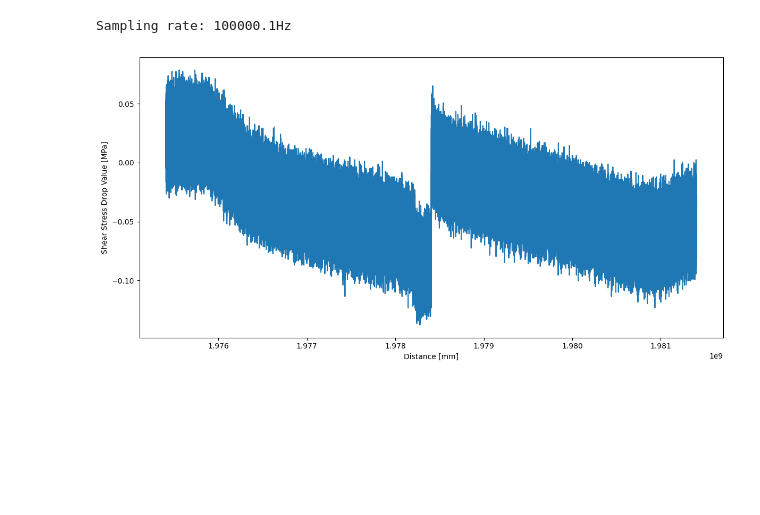
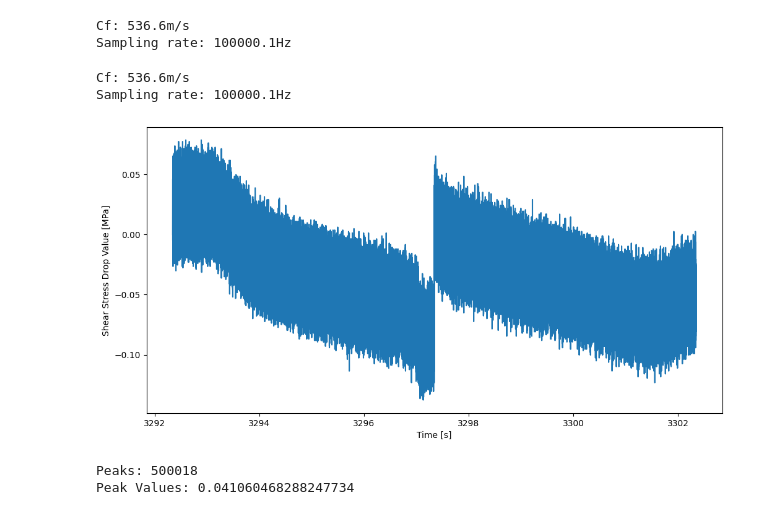
Before and after one commit to Gauss963/PSU-Dynamic-Strain, a Jupyter notebook: Code/p5972.ipynb, the cells around one changed output. Cells and saved outputs as stored; diff of their text form; code cells hidden in the pictures; blank space fills up the shorter version.

```diff
--- a/Code/p5972.ipynb
+++ b/Code/p5972.ipynb
@@ -14,5 +19,5 @@ C_d = 4790    # Longitudinal wave speed (m/s)
 # %%
-filename = '../Data/p5972e.npz'
+filename = f'../Data/{experiment_SN}e.npz'
 # %%
 data = np.load(filename, allow_pickle = True)
 data = data["experiment"][()]
@@ -21,10 +26,20 @@ exy6 = event['strain']['original']['raw'][6]
 
 
 TIME_S = event['strain']['original']['time']
+C_f = np.abs(event['rupture_speed'])
+print(f'Cf: {C_f:.1f}m/s')
 
 fs = len(TIME_S) / (np.max(TIME_S) - np.min(TIME_S))
 print(f'Sampling rate: {fs:.1f}Hz')
 
 DISTANCE = TIME_S * C_f * 1000 # mm
+
+
+STRAIN = DataProcessor.voltage_to_strain(exy6)
+STRESS = DataProcessor.shear_strain_to_stress(E, nu, STRAIN)
+STRESS = STRESS - STRESS[0]
+STRESS_MPA = STRESS / 10**6
+STRESS_MPA *= -1
 # %% [output]
+Cf: 536.6m/s
 Sampling rate: 100000.1Hz
@@ -37,13 +46,39 @@ STRESS_MPA *= -1
+# %%
+data = np.load(filename, allow_pickle = True)
+data = data["experiment"][()]
+event = data['runs'][2]['events'][2]
+exy6 = event['strain']['original']['raw'][6]
+
+
+TIME_S = event['strain']['original']['time']
+C_f = np.abs(event['rupture_speed'])
+print(f'Cf: {C_f:.1f}m/s')
+
+fs = len(TIME_S) / (np.max(TIME_S) - np.min(TIME_S))
+print(f'Sampling rate: {fs:.1f}Hz')
+
+DISTANCE = TIME_S * C_f * 1000 # mm
+
+
+STRAIN = DataProcessor.voltage_to_strain(exy6)
+STRESS = DataProcessor.shear_strain_to_stress(E, nu, STRAIN)
+STRESS = STRESS - STRESS[0]
+STRESS_MPA = STRESS / 10**6
+STRESS_MPA *= -1
+# %% [output]
+Cf: 536.6m/s
+Sampling rate: 100000.1Hz
 # %%
 plt.figure(figsize = (12, 6))
-plt.plot(DISTANCE, STRESS_MPA, label=r'$\epsilon_{xy}$')
-plt.xlabel('Distance [mm]')
+
+plt.plot(TIME_S, STRESS_MPA, label=r'$\epsilon_{xy}$')
+plt.xlabel('Time [s]')
 plt.ylabel('Shear Stress Drop Value [MPa]')
-plt.tight_layout()
-plt.savefig('../Plot/p5972_test1.pdf', dpi = 300)
+# plt.plot(event['strain']['original']['time'], eyy6 - eyy6[0], label=r'$\epsilon_{yy}$')
+plt.savefig(f'../Plot/{experiment_SN}_test1.pdf', dpi = 300)
 plt.show()
 # %% [output]
-[figure, old version]
+[figure, new version]
 # %%
 cutoff = 100
 FILTERED_STRESS_MPA = DataProcessor.highpass_filter(STRESS_MPA, cutoff, fs)
@@ -49,0 +108,15 @@ FILTERED_STRESS_MPA = DataProcessor.highpass_filter(STRESS_MPA, cutoff, fs)
+# %%
+start_index = max_index - 120
+end_index   = max_index + 120
+
+CUT_STRESS_MPA = STRESS_MPA[start_index:end_index]
+LOCAL_PEAKS, _ = scipy.signal.find_peaks(CUT_STRESS_MPA, prominence = 0.02, distance = 30)
+GLOBAL_PEAKS = LOCAL_PEAKS + start_index
+
+GLOBAL_PEAK = GLOBAL_PEAKS[2]
+
+print(f'Peaks: {GLOBAL_PEAK}')
+print(f'Peak Values: {STRESS_MPA[GLOBAL_PEAK]}')
+# %% [output]
+Peaks: 500018
+Peak Values: 0.041060468288247734
```
Also changed, not shown: parts of 7 cells of this notebook, 11 other files.
